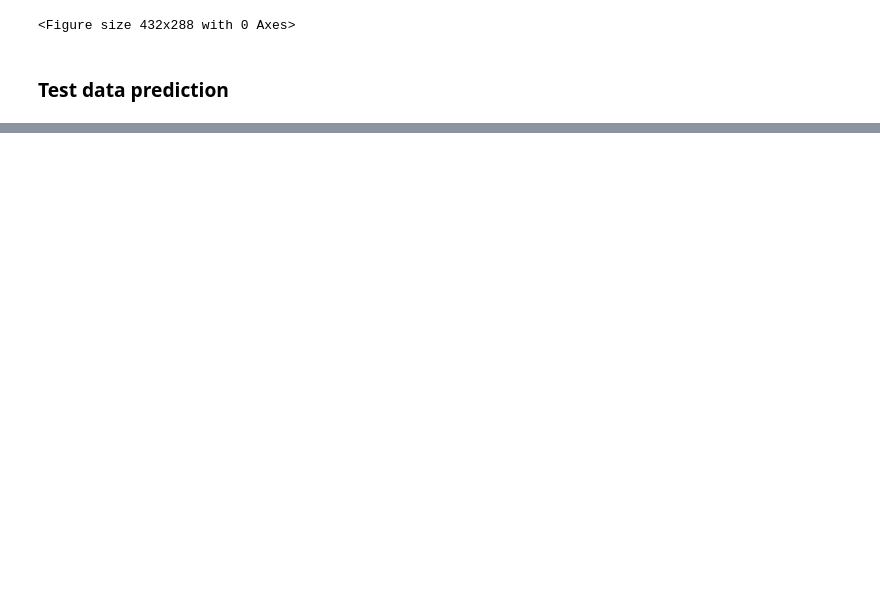
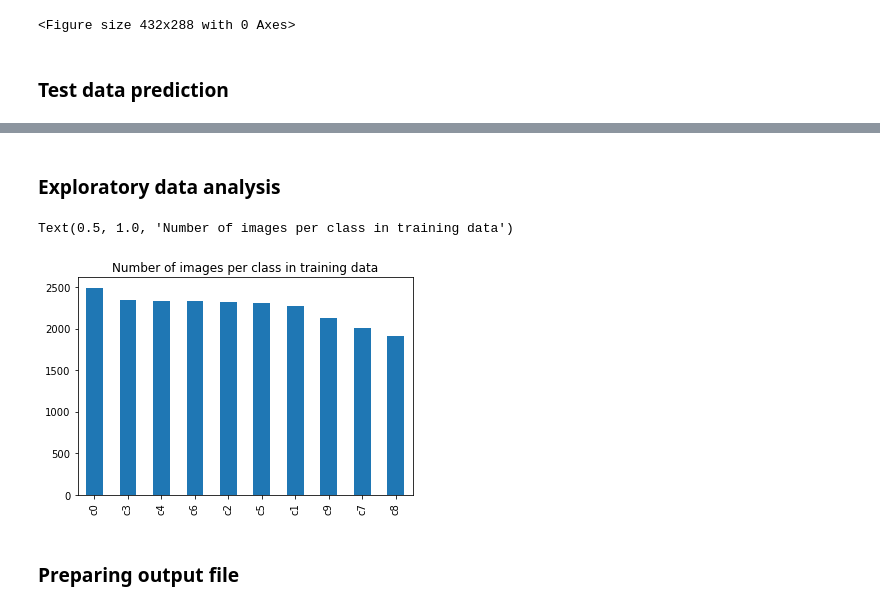
Before and after one commit to Tamizh2907/CNNDriverdistraction, a Jupyter notebook: DriverdistractionML.ipynb, the cells around one changed output, grey strips where cells are left out. Drawn from its saved outputs; the diff is of its cells as text; code cells hidden in the pictures; blank space fills up the shorter version.

Commit message:
Built a program with output file

```diff
--- a/DriverdistractionML.ipynb
+++ b/DriverdistractionML.ipynb
@@ -151,0 +144,11 @@ testoutput.head()
+# %% [markdown]
+### Exploratory data analysis
+# %%
+imagescsv = pd.read_csv(os.path.join(workingdir + '/state-farm-distracted-driver-detection/driver_imgs_list.csv'))
+imagescsv.classname.value_counts().plot(kind = 'bar', label = 'index')
+plt.title('Number of images per class in training data')
+# %% [output]
+Text(0.5, 1.0, 'Number of images per class in training data')
+[figure, added]
+# %% [markdown]
+### Preparing output file
```
Also changed, not shown: parts of 6 cells of this notebook, 2 other files.
